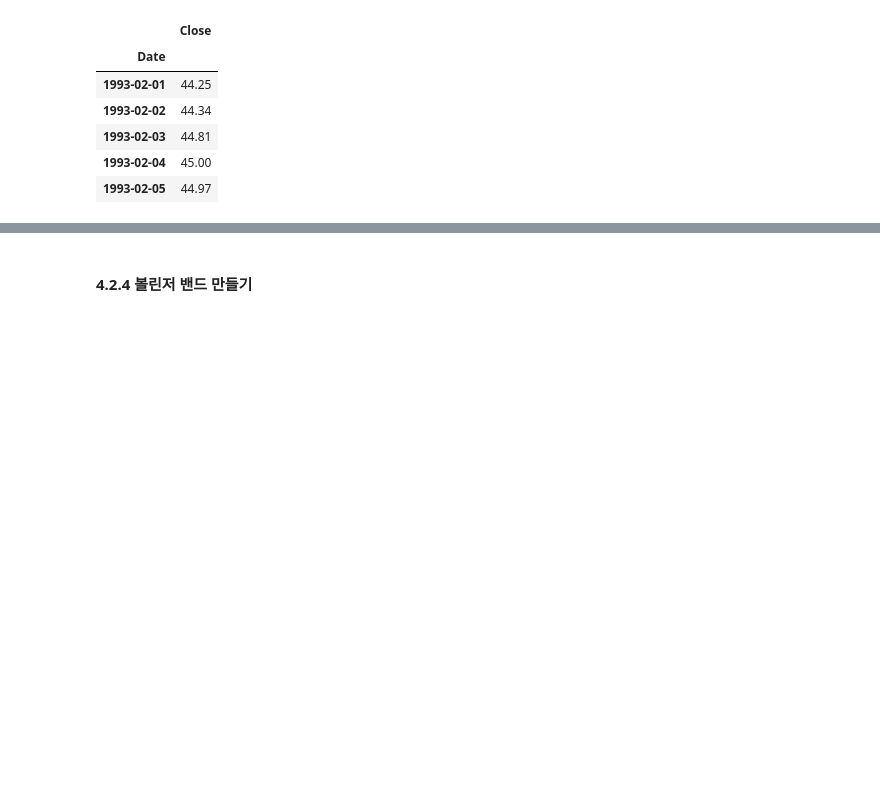
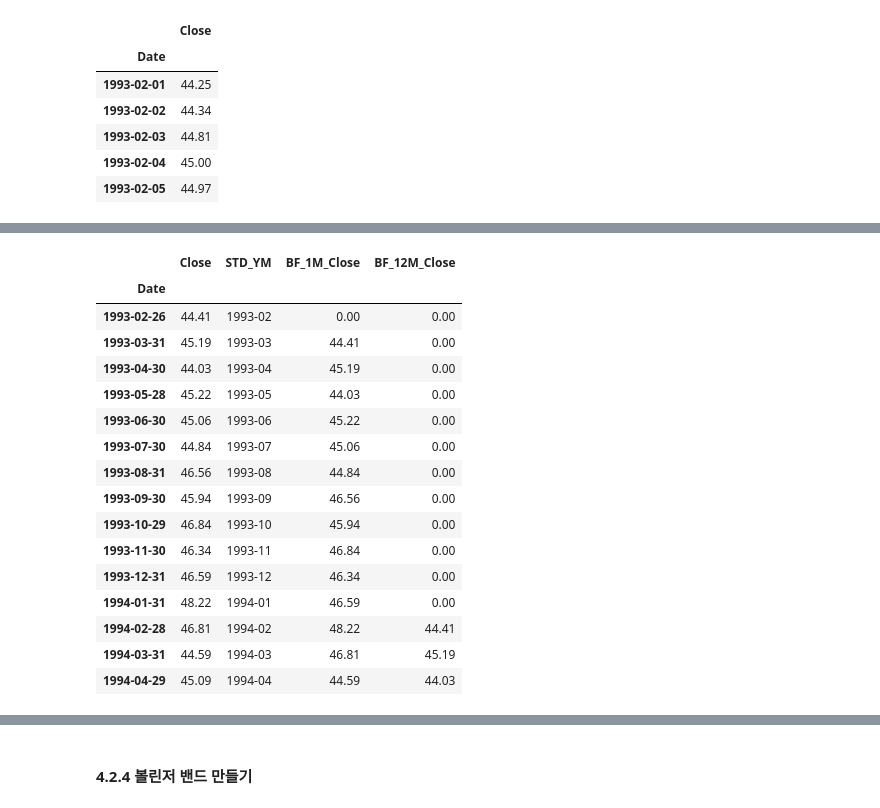
Before and after one commit to godz8008/study_StockTrading, a Jupyter notebook: 제04장 전통 퀀트 투자 전략_듀얼 모멘텀 전략.ipynb, the cells around one changed output, grey strips where cells are left out. Drawn from its saved outputs; the diff is of its cells as text; code cells hidden in the pictures; blank space fills up the shorter version.

```diff
--- a/제04장 전통 퀀트 투자 전략_듀얼 모멘텀 전략.ipynb
+++ b/제04장 전통 퀀트 투자 전략_듀얼 모멘텀 전략.ipynb
@@ -30,3 +30,6 @@ price_df.head()
 | 1993-02-03 | 44.81 |
 | 1993-02-04 | 45.00 |
 | 1993-02-05 | 44.97 |
+# %%
+price_df = df[['Close']].reset_index().copy()
+price_df.head()
@@ -32,0 +47,3 @@ price_df.head()
+# %%
+price_df['STD_YM']= price_df['Date'].map(lambda x : datetime.datetime.strftime(x, '%Y-%m'))
+price_df.head()
@@ -32,0 +57,11 @@ price_df.head()
+# %%
+# 월말 종가에 접근하는 데이터프레임 만들기
+month_list = price_df['STD_YM'].unique()
+month_last_df = pd.DataFrame()
+
+for m in month_list:
+    # 기준 연월에 맞는 인덱스의 마지막 날짜 row를 데이터프레임에 추가한다.
+    month_last_df = month_last_df.append(price_df.loc[price_df[price_df['STD_YM'] == m].index[-1], :])
+
+month_last_df.set_index(['Date'], inplace=True)
+month_last_df.head()
@@ -32,0 +76,24 @@ price_df.head()
+# %%
+# 데이터 가공
+month_last_df['BF_1M_Close'] = month_last_df.shift(1)['Close']
+month_last_df['BF_12M_Close'] = month_last_df.shift(12)['Close']
+month_last_df.fillna(0, inplace=True)
+month_last_df.head(15)
+# %% [output]
+|  | Close | STD_YM | BF_1M_Close | BF_12M_Close |
+| Date |  |  |  |  |
+| 1993-02-26 | 44.41 | 1993-02 | 0.00 | 0.00 |
+| 1993-03-31 | 45.19 | 1993-03 | 44.41 | 0.00 |
+| 1993-04-30 | 44.03 | 1993-04 | 45.19 | 0.00 |
+| 1993-05-28 | 45.22 | 1993-05 | 44.03 | 0.00 |
+| 1993-06-30 | 45.06 | 1993-06 | 45.22 | 0.00 |
+| 1993-07-30 | 44.84 | 1993-07 | 45.06 | 0.00 |
+| 1993-08-31 | 46.56 | 1993-08 | 44.84 | 0.00 |
+| 1993-09-30 | 45.94 | 1993-09 | 46.56 | 0.00 |
+| 1993-10-29 | 46.84 | 1993-10 | 45.94 | 0.00 |
+| 1993-11-30 | 46.34 | 1993-11 | 46.84 | 0.00 |
+| 1993-12-31 | 46.59 | 1993-12 | 46.34 | 0.00 |
+| 1994-01-31 | 48.22 | 1994-01 | 46.59 | 0.00 |
+| 1994-02-28 | 46.81 | 1994-02 | 48.22 | 44.41 |
+| 1994-03-31 | 44.59 | 1994-03 | 46.81 | 45.19 |
+| 1994-04-29 | 45.09 | 1994-04 | 44.59 | 44.03 |
```
Also changed, not shown: parts of 5 cells of this notebook.
